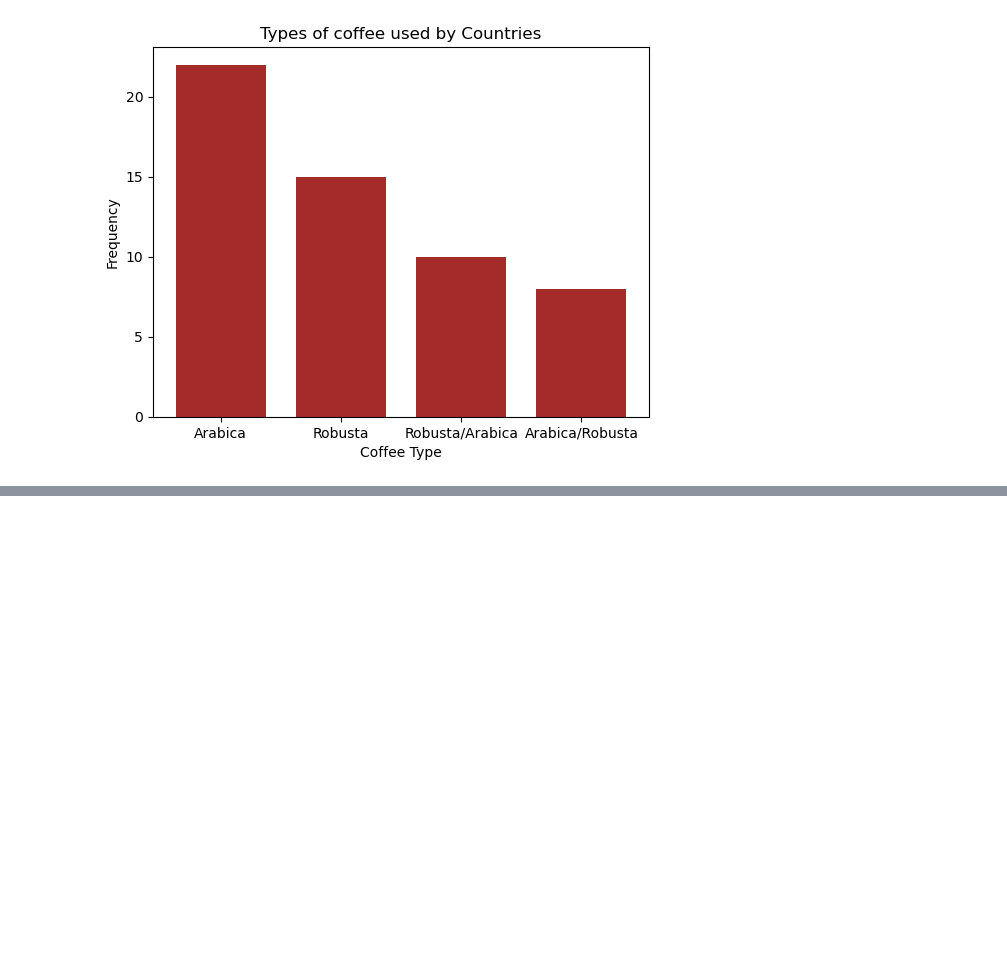
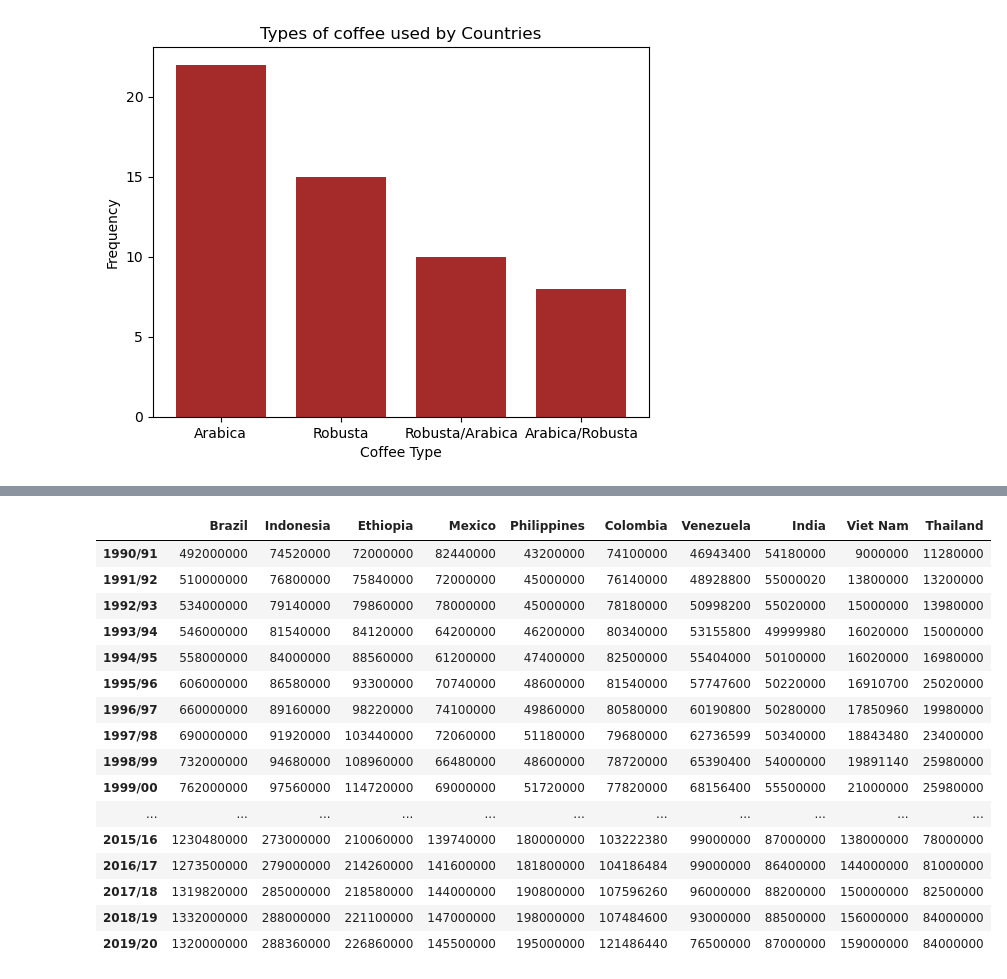
Before and after one commit to joshoandres13/coffee, a Jupyter notebook: domestic_consumption.ipynb, the cells around one changed output, grey strips where cells are left out. Cells and saved outputs as stored; diff of their text form; code cells hidden in the pictures; blank space fills up the shorter version.

```diff
--- a/domestic_consumption.ipynb
+++ b/domestic_consumption.ipynb
@@ -153,0 +227,32 @@ plt.show()
+# %%
+# Function to Transpose data so each year is a row, drop unnceessary columns
+def transpose_data(df, sort_value, additional_cols=None):
+    top_10 = df.sort_values(by=[sort_value], ascending=False).head(10)
+    t_df = top_10.T
+    t_df.drop(['Country', sort_value], inplace=True, axis=0)
+    if not additional_cols is None:
+         t_df.drop([additional_cols], inplace=True, axis=0)
+    t_df.columns = top_10['Country'].values
+    t_df.head(2)
+    return t_df
+
+consum_df = transpose_data(df, 'Total_domestic_consumption', 'Coffee type')
+consum_df
+# %% [output]
+|  | Brazil | Indonesia | Ethiopia | Mexico | Philippines | Colombia | Venezuela | India | Viet Nam | Thailand |
+| 1990/91 | 492000000 | 74520000 | 72000000 | 82440000 | 43200000 | 74100000 | 46943400 | 54180000 | 9000000 | 11280000 |
+| 1991/92 | 510000000 | 76800000 | 75840000 | 72000000 | 45000000 | 76140000 | 48928800 | 55000020 | 13800000 | 13200000 |
+| 1992/93 | 534000000 | 79140000 | 79860000 | 78000000 | 45000000 | 78180000 | 50998200 | 55020000 | 15000000 | 13980000 |
+| 1993/94 | 546000000 | 81540000 | 84120000 | 64200000 | 46200000 | 80340000 | 53155800 | 49999980 | 16020000 | 15000000 |
+| 1994/95 | 558000000 | 84000000 | 88560000 | 61200000 | 47400000 | 82500000 | 55404000 | 50100000 | 16020000 | 16980000 |
+| 1995/96 | 606000000 | 86580000 | 93300000 | 70740000 | 48600000 | 81540000 | 57747600 | 50220000 | 16910700 | 25020000 |
+| 1996/97 | 660000000 | 89160000 | 98220000 | 74100000 | 49860000 | 80580000 | 60190800 | 50280000 | 17850960 | 19980000 |
+| 1997/98 | 690000000 | 91920000 | 103440000 | 72060000 | 51180000 | 79680000 | 62736599 | 50340000 | 18843480 | 23400000 |
+| 1998/99 | 732000000 | 94680000 | 108960000 | 66480000 | 48600000 | 78720000 | 65390400 | 54000000 | 19891140 | 25980000 |
+| 1999/00 | 762000000 | 97560000 | 114720000 | 69000000 | 51720000 | 77820000 | 68156400 | 55500000 | 21000000 | 25980000 |
+| ... | ... | ... | ... | ... | ... | ... | ... | ... | ... | ... |
+| 2015/16 | 1230480000 | 273000000 | 210060000 | 139740000 | 180000000 | 103222380 | 99000000 | 87000000 | 138000000 | 78000000 |
+| 2016/17 | 1273500000 | 279000000 | 214260000 | 141600000 | 181800000 | 104186484 | 99000000 | 86400000 | 144000000 | 81000000 |
+| 2017/18 | 1319820000 | 285000000 | 218580000 | 144000000 | 190800000 | 107596260 | 96000000 | 88200000 | 150000000 | 82500000 |
+| 2018/19 | 1332000000 | 288000000 | 221100000 | 147000000 | 198000000 | 107484600 | 93000000 | 88500000 | 156000000 | 84000000 |
+| 2019/20 | 1320000000 | 288360000 | 226860000 | 145500000 | 195000000 | 121486440 | 76500000 | 87000000 | 159000000 | 84000000 |
```
Also changed, not shown: parts of 6 cells of this notebook.
